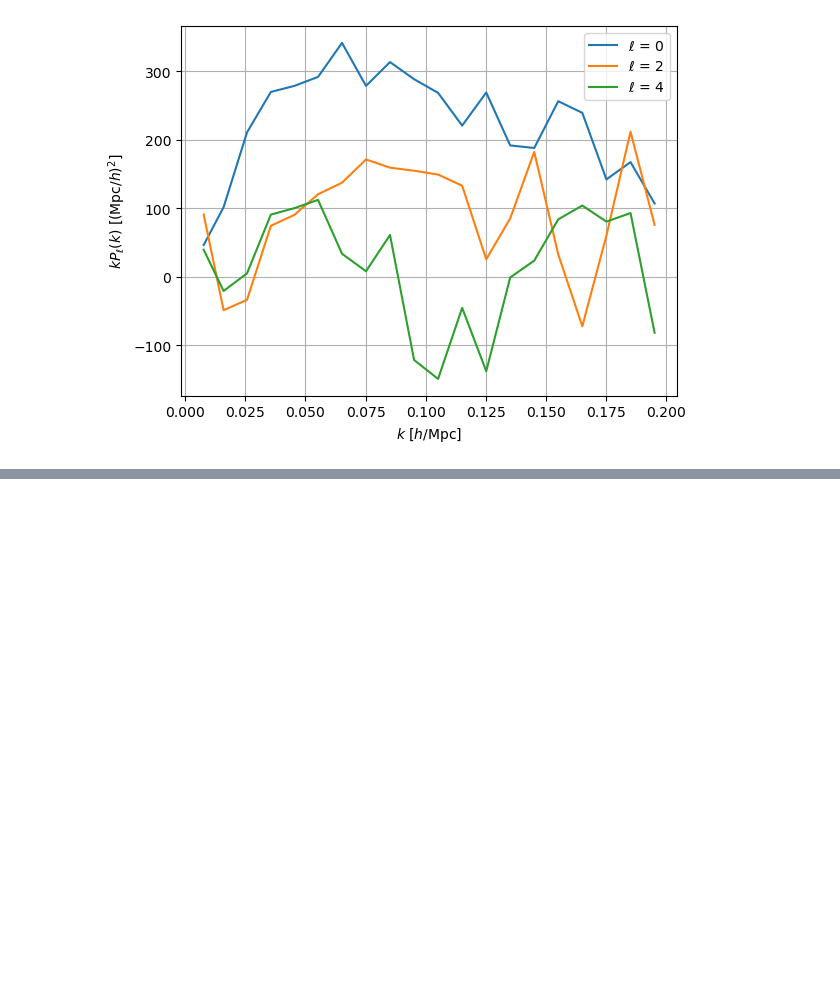
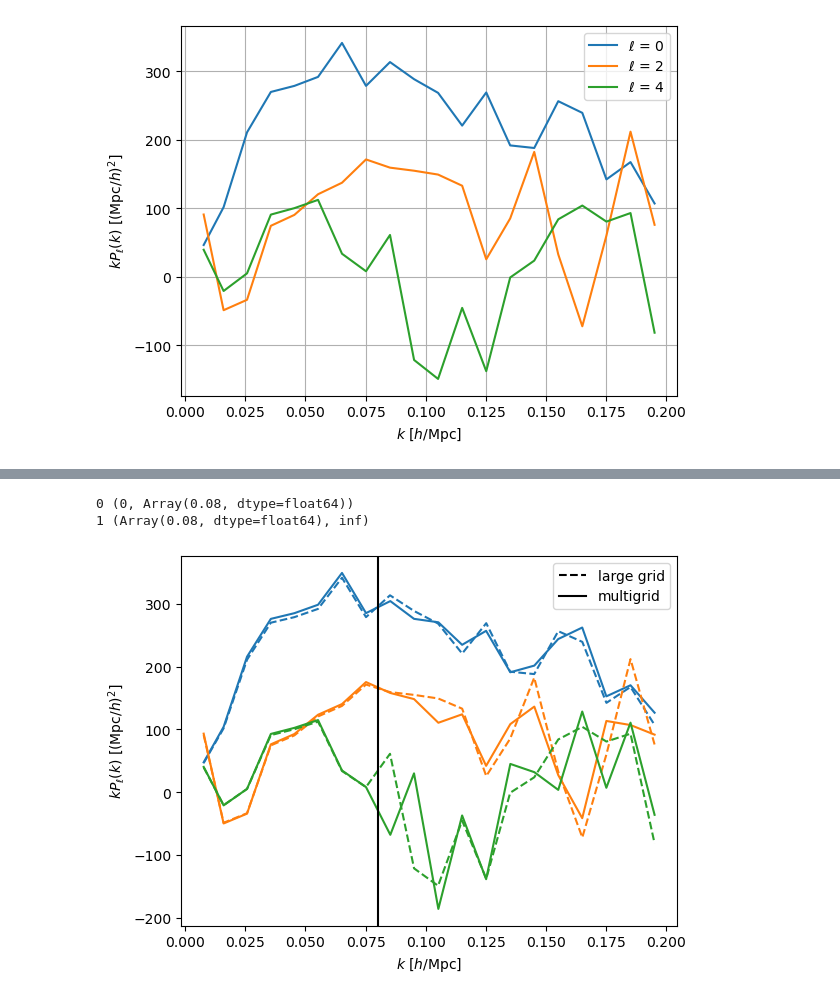
Before and after one commit to adematti/jax-power, a Jupyter notebook: nb/multigrid.ipynb, the cells around one changed output, grey strips where cells are left out. Drawn from its saved outputs; the diff is of its cells as text; code cells hidden in the pictures; blank space fills up the shorter version.

```diff
--- a/nb/multigrid.ipynb
+++ b/nb/multigrid.ipynb
@@ -35,5 +35,6 @@ norm, shotnoise_nonorm = compute_fkp_normalization_and_shotnoise(fkp)
 #mesh = fkp.paint(resampler='tsc', interlacing=0, compensate=False, out='real')
 mesh = fkp.paint(resampler='tsc', interlacing=3, compensate=True, out='real')
 print(mesh.attrs)
-poles = compute_mesh_power(mesh, edges={'step': 0.01}, ells=(0, 2, 4), los='firstpoint').clone(norm=norm, shotnoise_nonorm=shotnoise_nonorm)
+bin = BinAttrs(mesh.attrs, edges={'step': 0.01})
+poles = compute_mesh_power(mesh, bin=bin, ells=(0, 2, 4), los='firstpoint').clone(norm=norm, shotnoise_nonorm=shotnoise_nonorm)
 # %% [output]
@@ -136,0 +46,16 @@ plt.show()
+# %%
+import itertools
+list_poles = {}
+edges = {'step': 0.01}
+
+for level, nsplits in enumerate([1, 2]):
+    bin = None
+    list_poles[level] = []
+    for split_fkp in fkp.clone(meshsize=64).split(nsplits=nsplits):
+        split_norm, split_shotnoise_nonorm = compute_fkp_normalization_and_shotnoise(split_fkp)
+        mesh = split_fkp.paint(resampler='tsc', interlacing=3, compensate=True, out='real')
+        # Compute mesh power spectrum
+        if bin is None: bin = BinAttrs(mesh.attrs, edges=edges)
+        print(mesh.attrs)
+        split_poles = compute_mesh_power(mesh, bin=bin, ells=(0, 2, 4), los='firstpoint').clone(norm=split_norm, shotnoise_nonorm=split_shotnoise_nonorm)
+        list_poles[level].append(split_poles)
@@ -136,0 +72,30 @@ plt.show()
+# %%
+fnyq = 0.8
+split_poles = []
+for level in list_poles:
+    kmin = 0
+    kmax = np.inf
+    if level < len(list_poles) - 1: kmax = fnyq * list_poles[level][0].edges(projs=0).max()
+    if split_poles: kmin = split_poles[-1].edges(projs=0).max()
+    split_poles.append(poles.sum([poles.select(xlim=(kmin, kmax)) for poles in list_poles[level]]))
+split_poles = split_poles[0].concatenate(split_poles)
+# %% [output]
+0 (0, Array(0.08, dtype=float64))
+1 (Array(0.08, dtype=float64), inf)
+# %%
+ax = plt.gca()
+for iproj, proj in enumerate(poles.projs):
+    color = 'C{:d}'.format(iproj)
+    k = poles.x(projs=proj)
+    ax.plot(k, k * poles.view(projs=proj).real, linestyle='--', color=color)
+    k = split_poles.x(projs=proj)
+    ax.plot(k, k * split_poles.view(projs=proj).real, linestyle='-', color=color)
+ax.plot([], [], color='k', linestyle='--', label='large grid')
+ax.plot([], [], color='k', linestyle='-', label='multigrid')
+ax.axvline(x=list_poles[0][0].edges(projs=0)[-1] * fnyq, color='k')
+ax.set_xlabel(r'$k$ [$h/\mathrm{Mpc}$]')
+ax.set_ylabel(r'$k P_{\ell}(k)$ [$(\mathrm{Mpc}/h)^{2}$]')
+ax.legend()
+plt.show()
+# %% [output]
+[figure, added]
```
Also changed, not shown: parts of 5 cells of this notebook, 4 other files.
